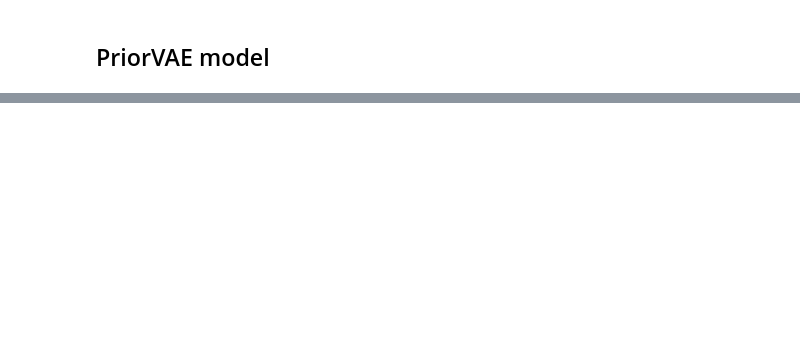
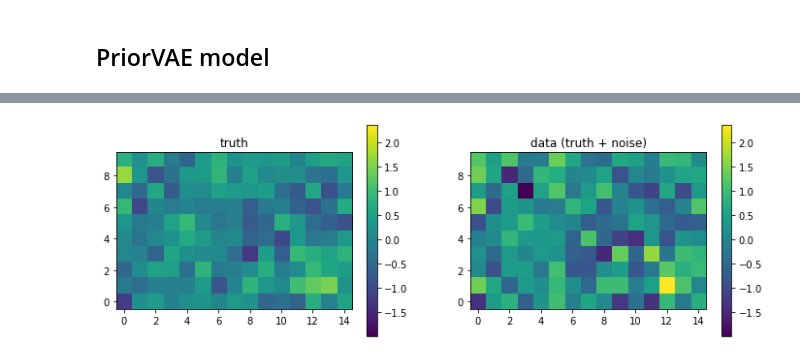
Before and after one commit to salfaris/PriorVGAE, a Jupyter notebook: car_priorVAE_from_scratch.ipynb, the cells around one changed output, grey strips where cells are left out. Saved outputs shown, nothing was run; the diff lists cells and outputs as text; code cells hidden in the pictures; blank space fills up the shorter version.

```diff
--- a/car_priorVAE_from_scratch.ipynb
+++ b/car_priorVAE_from_scratch.ipynb
@@ -319,0 +440,39 @@ for i in range(5):
+# %%
+def car_predictive_model_with_noise(
+    args: CARArgs, y=None, alpha=None, noise=None) -> None:
+    A = args.adj_matrix
+    D = jnp.diag(args.degree_vector)
+
+    if alpha is None:
+        alpha = numpyro.sample('alpha', dist.Uniform(low=0.4, high=0.999))
+
+    if noise is None:
+        noise = numpyro.sample('noise', dist.Uniform(low=0.01, high=1))
+
+    Q = (D - alpha*A)
+
+    car = numpyro.sample(
+        'car', dist.MultivariateNormal(
+            loc=jnp.zeros(num_regions), precision_matrix=Q))
+    numpyro.deterministic('car_samples', car)
+
+    if y is None: # during prediction
+        numpyro.sample('y_pred', dist.Normal(car, noise))
+    else: # during inference
+        numpyro.sample('y', dist.Normal(car, noise), obs=y)
+# %%
+# Generate ground truth - fix alpha
+RNG_KEY, rng_pred = jax.random.split(RNG_KEY)
+
+car_predictive = Predictive(car_predictive_model_with_noise, num_samples=1)
+car_preds = car_predictive(rng_pred, CAR_ARGS, alpha=0.7, noise=0.5)
+y_data = car_preds['y_pred'][0,:]
+y_truth = car_preds['car'][0,:]
+
+plotting.plot_images_from_arrays(
+    arrays=[y_truth, y_data],
+    titles=['truth', 'data (truth + noise)'],
+    image_shape=IMAGE_SHAPE
+);
+# %% [output]
+[figure, added]
```
Also changed, not shown: parts of 25 cells of this notebook.
